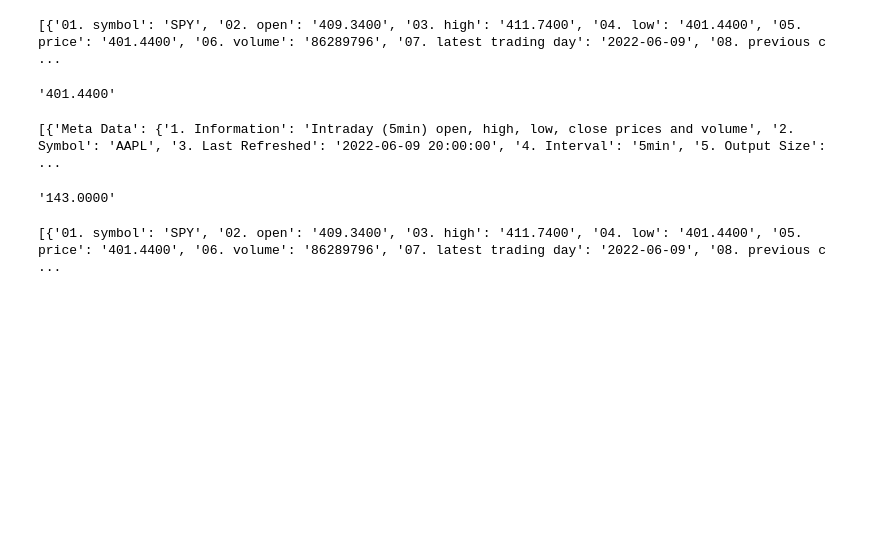
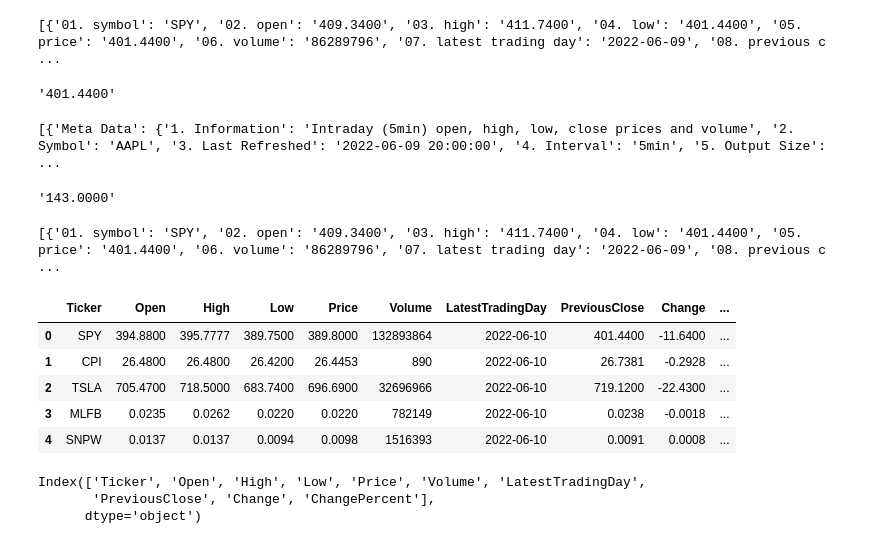
Before and after one commit to Srivari07/wallstreetbet, a Jupyter notebook: Notebook/alpha.ipynb, the cells around one changed output. Drawn from its saved outputs; the diff is of its cells as text; code cells hidden in the pictures; blank space fills up the shorter version.

```diff
--- a/Notebook/alpha.ipynb
+++ b/Notebook/alpha.ipynb
@@ -117,3 +117,20 @@ results = loop.run_until_complete(group1)
 print(results)
 # %% [output]
 [{'01. symbol': 'SPY', '02. open': '409.3400', '03. high': '411.7400', '04. low': '401.4400', '05. price': '401.4400', '06. volume': '86289796', '07. latest trading day': '2022-06-09', '08. previous c ...
+# %%
+df1=pd.read_csv("../Data/2022-06-11_df_financial.csv")
+# %%
+df1
+# %% [output]
+|  | Ticker | Open | High | Low | Price | Volume | LatestTradingDay | PreviousClose | Change | ... |
+| 0 | SPY | 394.8800 | 395.7777 | 389.7500 | 389.8000 | 132893864 | 2022-06-10 | 401.4400 | -11.6400 | ... |
+| 1 | CPI | 26.4800 | 26.4800 | 26.4200 | 26.4453 | 890 | 2022-06-10 | 26.7381 | -0.2928 | ... |
+| 2 | TSLA | 705.4700 | 718.5000 | 683.7400 | 696.6900 | 32696966 | 2022-06-10 | 719.1200 | -22.4300 | ... |
+| 3 | MLFB | 0.0235 | 0.0262 | 0.0220 | 0.0220 | 782149 | 2022-06-10 | 0.0238 | -0.0018 | ... |
+| 4 | SNPW | 0.0137 | 0.0137 | 0.0094 | 0.0098 | 1516393 | 2022-06-10 | 0.0091 | 0.0008 | ... |
+# %%
+df1.columns
+# %% [output]
+Index(['Ticker', 'Open', 'High', 'Low', 'Price', 'Volume', 'LatestTradingDay',
+       'PreviousClose', 'Change', 'ChangePercent'],
+      dtype='object')
```
Also changed, not shown: parts of 14 cells of this notebook, 16 other files.
